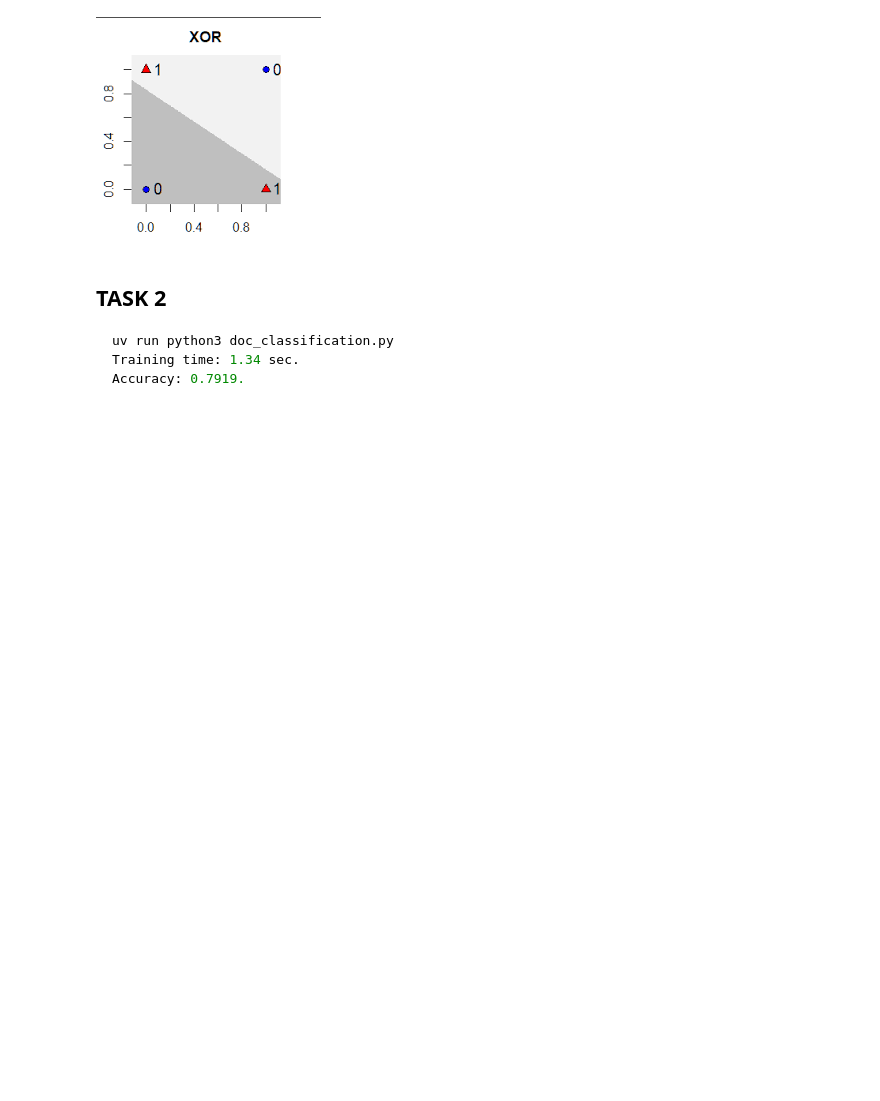
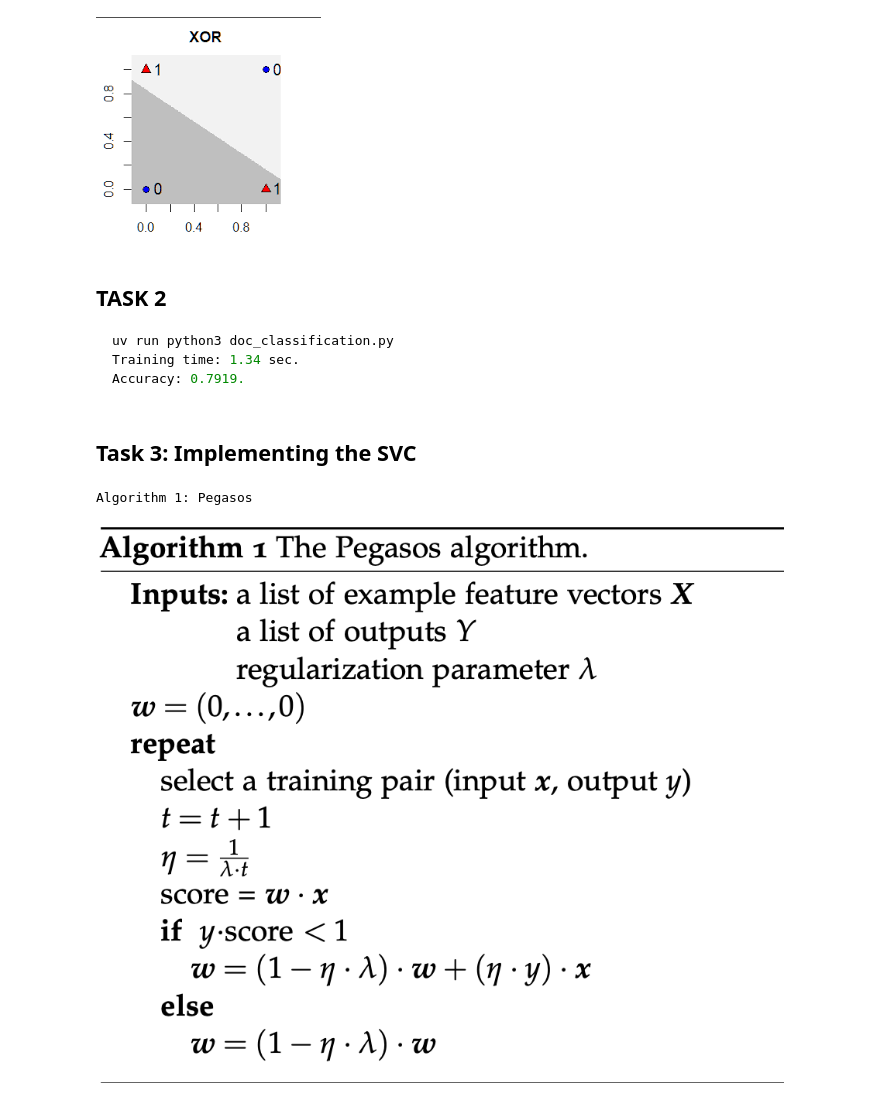
Before and after one commit to NilsLyrevik/AppML, a Jupyter notebook: PA4/PA4.ipynb, the cells around one changed output. Cells and saved outputs as stored; diff of their text form; code cells hidden in the pictures; blank space fills up the shorter version.

Commit message:
yähni snyggat till det lite inflr task 3

````diff
--- a/PA4/PA4.ipynb
+++ b/PA4/PA4.ipynb
@@ -26,3 +26,12 @@ uv run python3 doc_classification.py
 Training time: 1.34 sec.
 Accuracy: 0.7919.
 ```
+# %% [markdown]
+## Task 3: Implementing the SVC
+# %%
+#ALGORITHM 1 PEGASOS DISPLAY
+print("Algorithm 1: Pegasos")
+display(Image(filename='imgs/Screenshot 2026-05-04 at 14.48.43.png'))
+# %% [output]
+Algorithm 1: Pegasos
+[figure, added]
````
Also changed, not shown: 1 other file.
